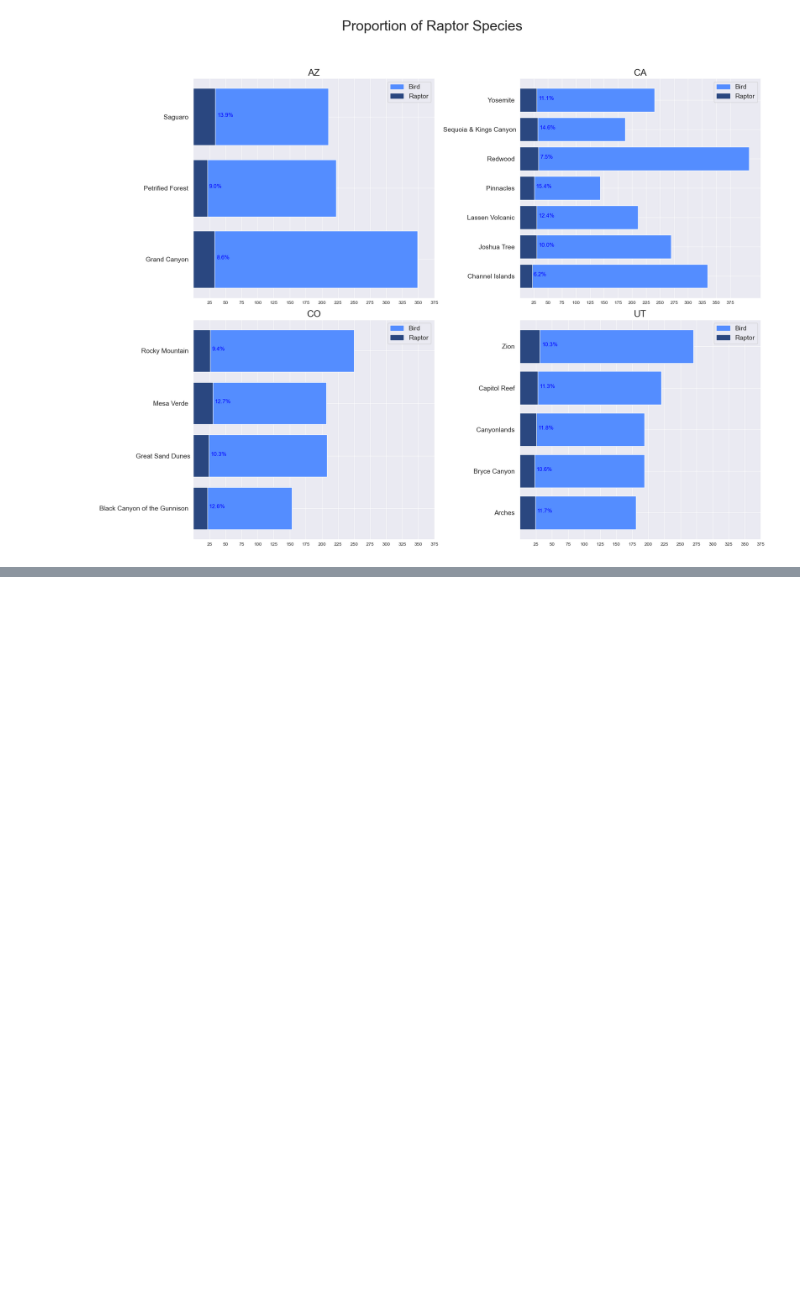
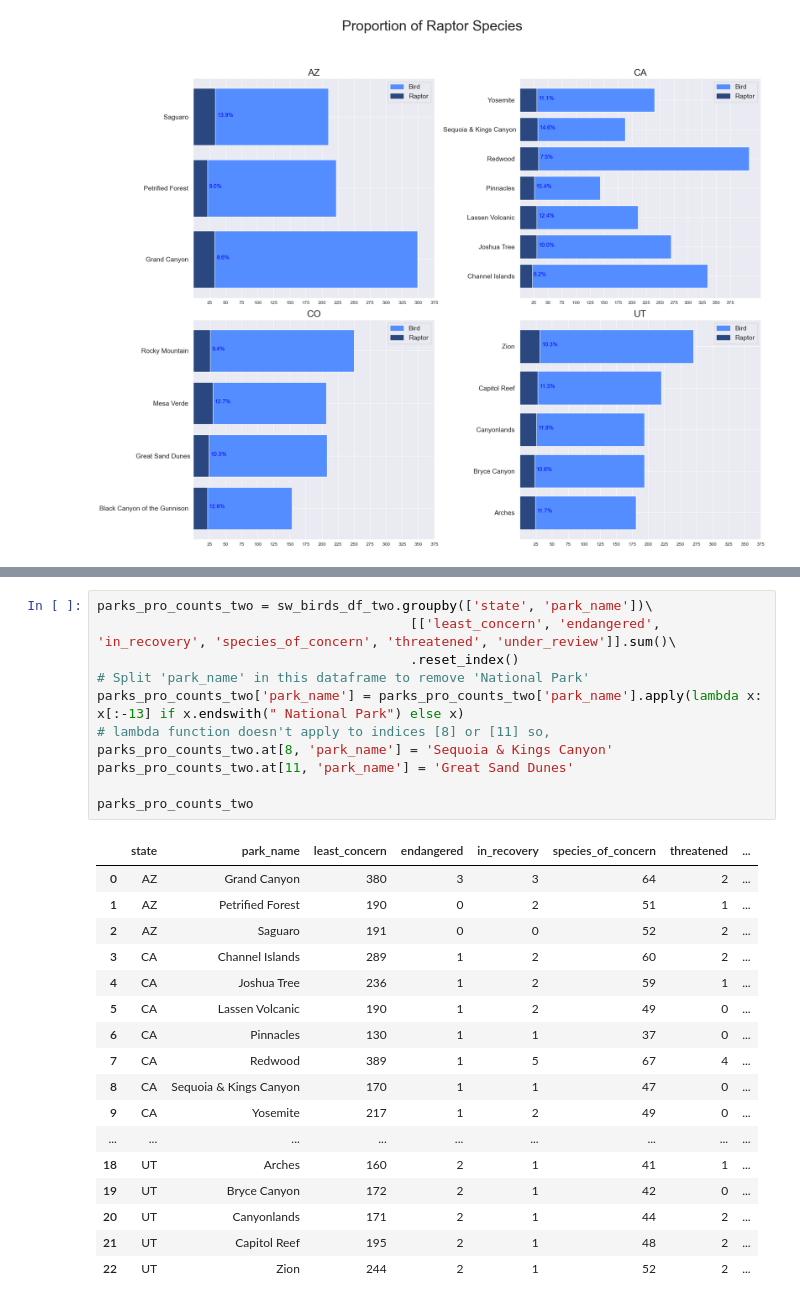
Before and after one commit to pineapple-bois/Biodiversity-In-National-Parks-Real-World, a Jupyter notebook: analysis.ipynb, the cells around one changed output, grey strips where cells are left out. Cells and saved outputs as stored; diff of their text form; blank space fills up the shorter version.

```diff
--- a/analysis.ipynb
+++ b/analysis.ipynb
@@ -384,0 +413,29 @@ plt.show()
+# %%
+parks_pro_counts_two = sw_birds_df_two.groupby(['state', 'park_name'])\
+                                        [['least_concern', 'endangered', 'in_recovery', 'species_of_concern', 'threatened', 'under_review']].sum()\
+                                        .reset_index()
+# Split 'park_name' in this dataframe to remove 'National Park'
+parks_pro_counts_two['park_name'] = parks_pro_counts_two['park_name'].apply(lambda x: x[:-13] if x.endswith(" National Park") else x)
+# lambda function doesn't apply to indices [8] or [11] so,
+parks_pro_counts_two.at[8, 'park_name'] = 'Sequoia & Kings Canyon'
+parks_pro_counts_two.at[11, 'park_name'] = 'Great Sand Dunes'
+
+parks_pro_counts_two
+# %% [output]
+|  | state | park_name | least_concern | endangered | in_recovery | species_of_concern | threatened | ... |
+| 0 | AZ | Grand Canyon | 380 | 3 | 3 | 64 | 2 | ... |
+| 1 | AZ | Petrified Forest | 190 | 0 | 2 | 51 | 1 | ... |
+| 2 | AZ | Saguaro | 191 | 0 | 0 | 52 | 2 | ... |
+| 3 | CA | Channel Islands | 289 | 1 | 2 | 60 | 2 | ... |
+| 4 | CA | Joshua Tree | 236 | 1 | 2 | 59 | 1 | ... |
+| 5 | CA | Lassen Volcanic | 190 | 1 | 2 | 49 | 0 | ... |
+| 6 | CA | Pinnacles | 130 | 1 | 1 | 37 | 0 | ... |
+| 7 | CA | Redwood | 389 | 1 | 5 | 67 | 4 | ... |
+| 8 | CA | Sequoia & Kings Canyon | 170 | 1 | 1 | 47 | 0 | ... |
+| 9 | CA | Yosemite | 217 | 1 | 2 | 49 | 0 | ... |
+| ... | ... | ... | ... | ... | ... | ... | ... | ... |
+| 18 | UT | Arches | 160 | 2 | 1 | 41 | 1 | ... |
+| 19 | UT | Bryce Canyon | 172 | 2 | 1 | 42 | 0 | ... |
+| 20 | UT | Canyonlands | 171 | 2 | 1 | 44 | 2 | ... |
+| 21 | UT | Capitol Reef | 195 | 2 | 1 | 48 | 2 | ... |
+| 22 | UT | Zion | 244 | 2 | 1 | 52 | 2 | ... |
```
Also changed, not shown: parts of 14 cells of this notebook.
